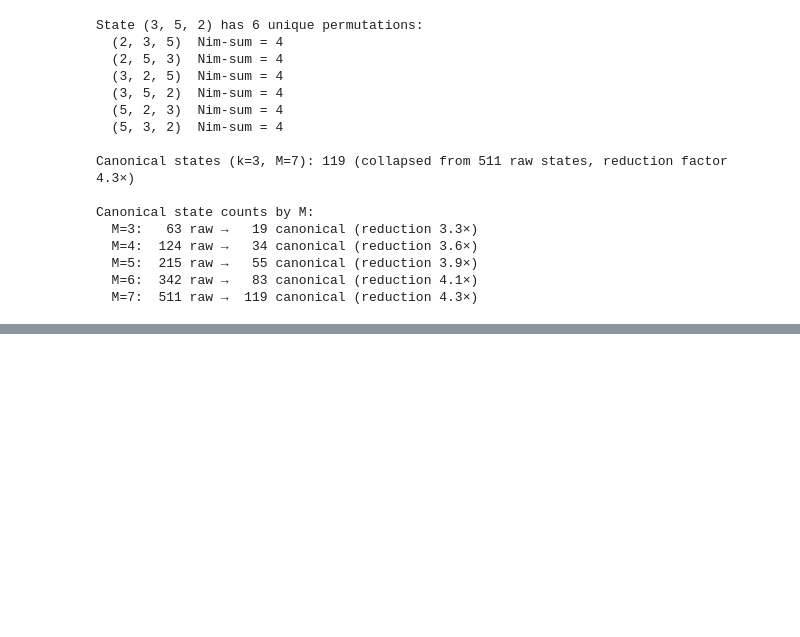
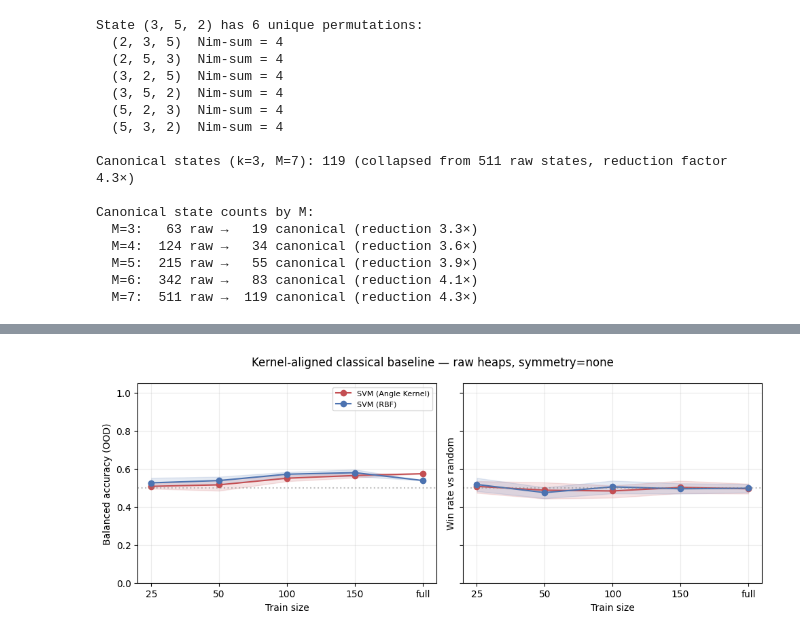
Before and after one commit to gelbh/comp47950-qml-project, a Jupyter notebook: notebooks/qml_project.ipynb, the cells around one changed output, grey strips where cells are left out. Cells and saved outputs as stored; diff of their text form; code cells hidden in the pictures; blank space fills up the shorter version.

```diff
--- a/notebooks/qml_project.ipynb
+++ b/notebooks/qml_project.ipynb
@@ -1898,0 +796,19 @@ Confusion geography heatmaps, failure clustering by Nim-sum magnitude, disagreem
+# %%
+kernel_baseline_sweep = run_classical_sweep(
+    split.X_train,
+    split.y_train,
+    split.X_test,
+    split.y_test,
+    model_names=("SVM (RBF)", "SVM (Angle Kernel)"),
+    feature_sets=("raw",),
+    symmetry_variants=("none",),
+    train_sizes=(25, 50, 100, 150, "full"),
+    seeds=tuple(range(10)),
+    M=7,
+    compute_win_rate=True,
+    n_games_win_rate=200,
+    mlflow_experiment=resolve_experiment("classical", "kernel_aligned"),
+    use_cache=USE_CACHE,
+    max_workers=SWEEP_WORKERS,
+)
+kernel_baseline_df = kernel_baseline_sweep.to_dataframe()
@@ -1898,0 +825,6 @@ Confusion geography heatmaps, failure clustering by Nim-sum magnitude, disagreem
+# %%
+kernel_baseline_summary = kernel_baseline_sweep.summary(
+    group_cols=("model", "train_size"),
+)
+kernel_baseline_display = format_kernel_aligned_baseline_display(kernel_baseline_summary)
+display(kernel_baseline_display.sort_values(["model", "train_size"]))
@@ -1898,0 +843,8 @@ Confusion geography heatmaps, failure clustering by Nim-sum magnitude, disagreem
+# %%
+fig, axes = plot_kernel_aligned_baseline_curves(
+    kernel_baseline_summary,
+    full_train_n=len(split.X_train),
+)
+plt.show()
+# %% [output]
+[figure, added]
```
Also changed, not shown: parts of 215 cells of this notebook, 2 other files.
